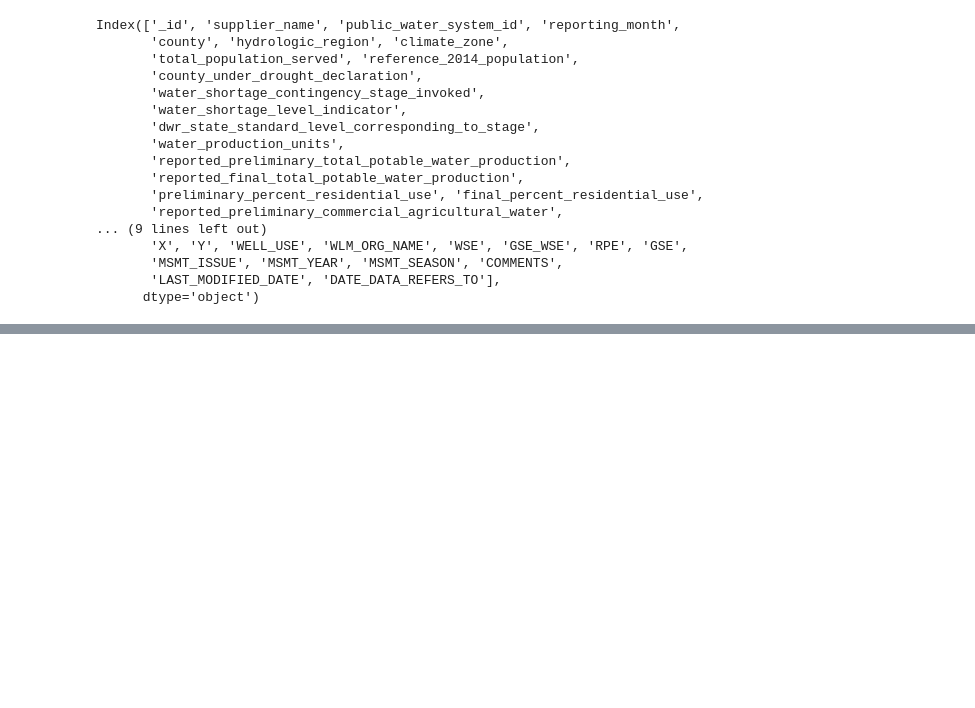
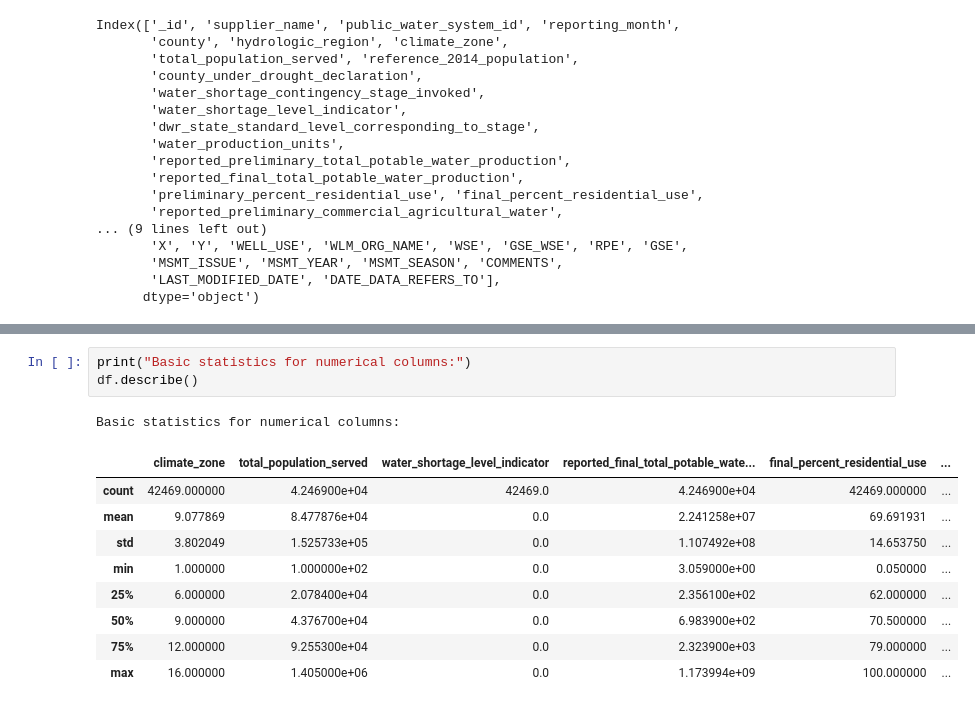
Before and after one commit to harneetdhillon2020/cmpe255_final_project, a Jupyter notebook: 255_project.ipynb, the cells around one changed output, grey strips where cells are left out. Cells and saved outputs as stored; diff of their text form; blank space fills up the shorter version.

```diff
--- a/255_project.ipynb
+++ b/255_project.ipynb
@@ -150,0 +437,14 @@ Index(['_id', 'supplier_name', 'public_water_system_id', 'reporting_month',
+# %%
+print("Basic statistics for numerical columns:")
+df.describe()
+# %% [output]
+Basic statistics for numerical columns:
+|  | climate_zone | total_population_served | water_shortage_level_indicator | reported_final_total_potable_wate... | final_percent_residential_use | ... |
+| count | 42469.000000 | 4.246900e+04 | 42469.0 | 4.246900e+04 | 42469.000000 | ... |
+| mean | 9.077869 | 8.477876e+04 | 0.0 | 2.241258e+07 | 69.691931 | ... |
+| std | 3.802049 | 1.525733e+05 | 0.0 | 1.107492e+08 | 14.653750 | ... |
+| min | 1.000000 | 1.000000e+02 | 0.0 | 3.059000e+00 | 0.050000 | ... |
+| 25% | 6.000000 | 2.078400e+04 | 0.0 | 2.356100e+02 | 62.000000 | ... |
+| 50% | 9.000000 | 4.376700e+04 | 0.0 | 6.983900e+02 | 70.500000 | ... |
+| 75% | 12.000000 | 9.255300e+04 | 0.0 | 2.323900e+03 | 79.000000 | ... |
+| max | 16.000000 | 1.405000e+06 | 0.0 | 1.173994e+09 | 100.000000 | ... |
```
Also changed, not shown: parts of 31 cells of this notebook.
